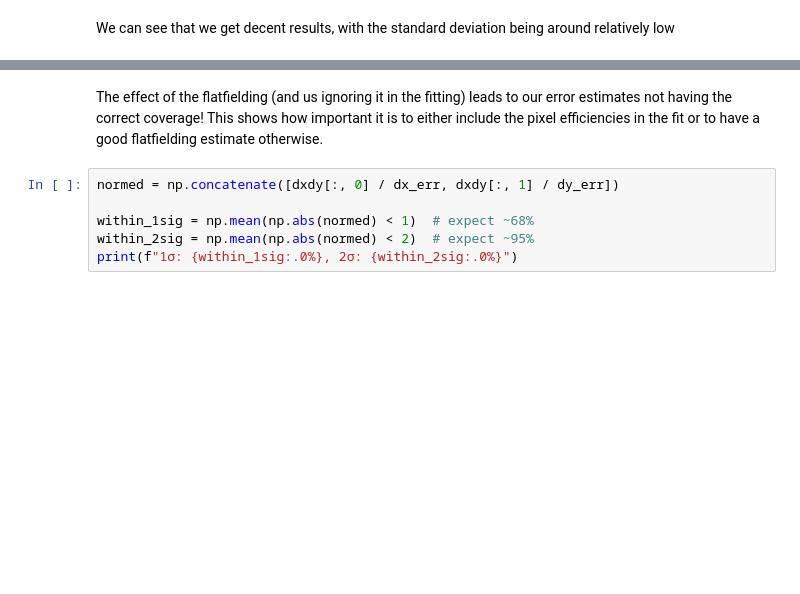
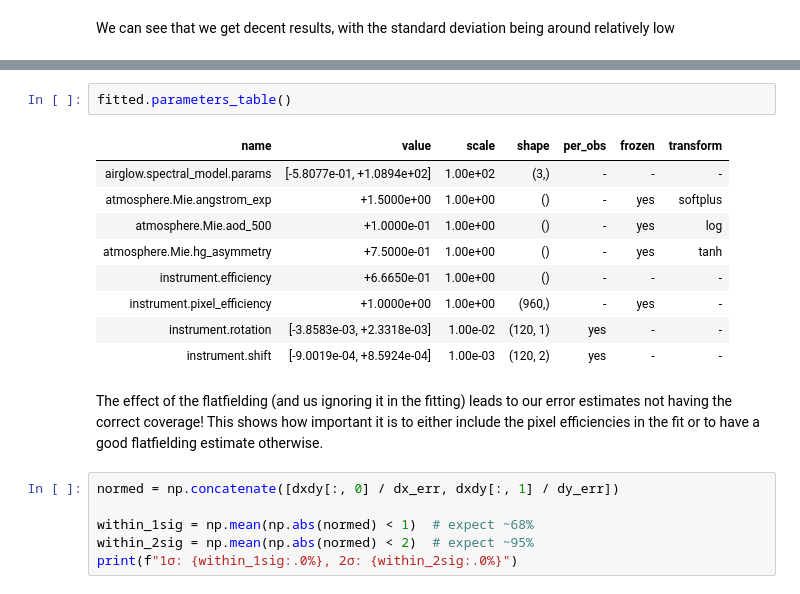
Before and after one commit to GerritRo/nyx, a Jupyter notebook: docs/examples/GlobalPointingFit.ipynb, the cells around one changed output, grey strips where cells are left out. Saved outputs shown, nothing was run; the diff lists cells and outputs as text; blank space fills up the shorter version.

```diff
--- a/docs/examples/GlobalPointingFit.ipynb
+++ b/docs/examples/GlobalPointingFit.ipynb
@@ -164,3 +167,15 @@ Text(0, 0.5, '$\\Delta$y [arcsec]')
+# %%
+fitted.parameters_table()
+# %% [output]
+| name | value | scale | shape | per_obs | frozen | transform |
+| airglow.spectral_model.params | [-5.8077e-01, +1.0894e+02] | 1.00e+02 | (3,) | - | - | - |
+| atmosphere.Mie.angstrom_exp | +1.5000e+00 | 1.00e+00 | () | - | yes | softplus |
+| atmosphere.Mie.aod_500 | +1.0000e-01 | 1.00e+00 | () | - | yes | log |
+| atmosphere.Mie.hg_asymmetry | +7.5000e-01 | 1.00e+00 | () | - | yes | tanh |
+| instrument.efficiency | +6.6650e-01 | 1.00e+00 | () | - | - | - |
+| instrument.pixel_efficiency | +1.0000e+00 | 1.00e+00 | (960,) | - | yes | - |
+| instrument.rotation | [-3.8583e-03, +2.3318e-03] | 1.00e-02 | (120, 1) | yes | - | - |
+| instrument.shift | [-9.0019e-04, +8.5924e-04] | 1.00e-03 | (120, 2) | yes | - | - |
 # %% [markdown]
 The effect of the flatfielding (and us ignoring it in the fitting) leads to our error estimates not having the correct coverage! This shows how important it is to either include the pixel efficiencies in the fit or to have a good flatfielding estimate otherwise.
 # %%
```
Also changed, not shown: parts of 9 cells of this notebook, 4 other files.
